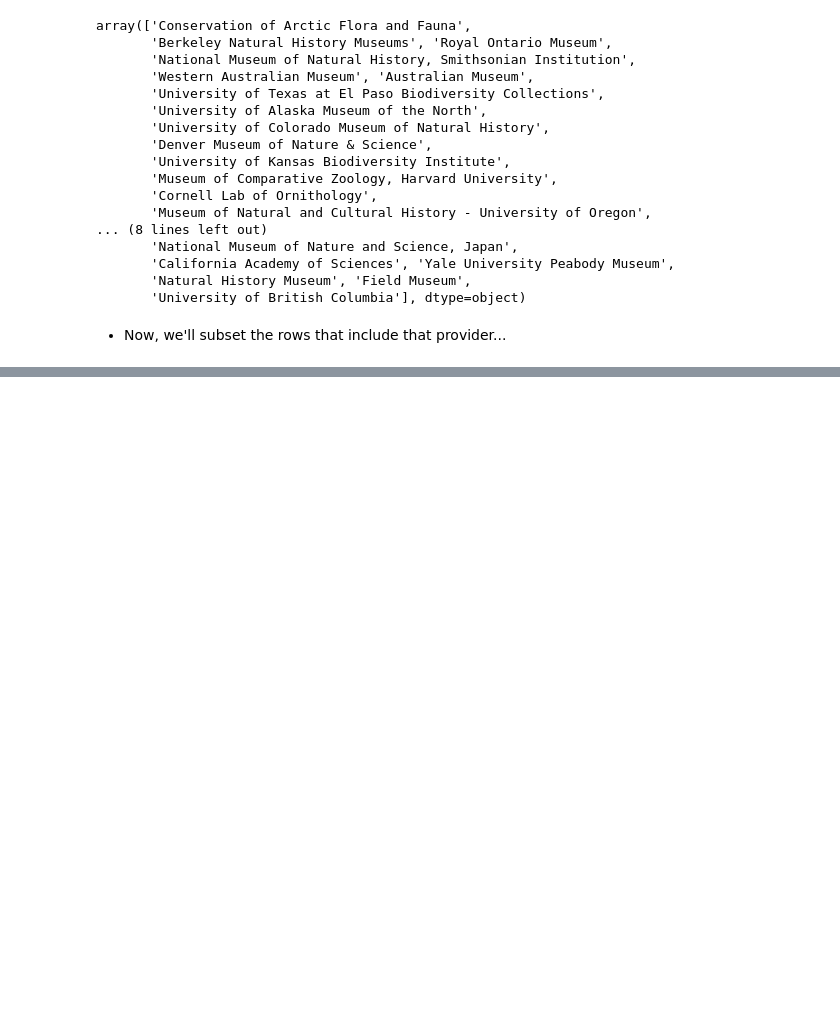
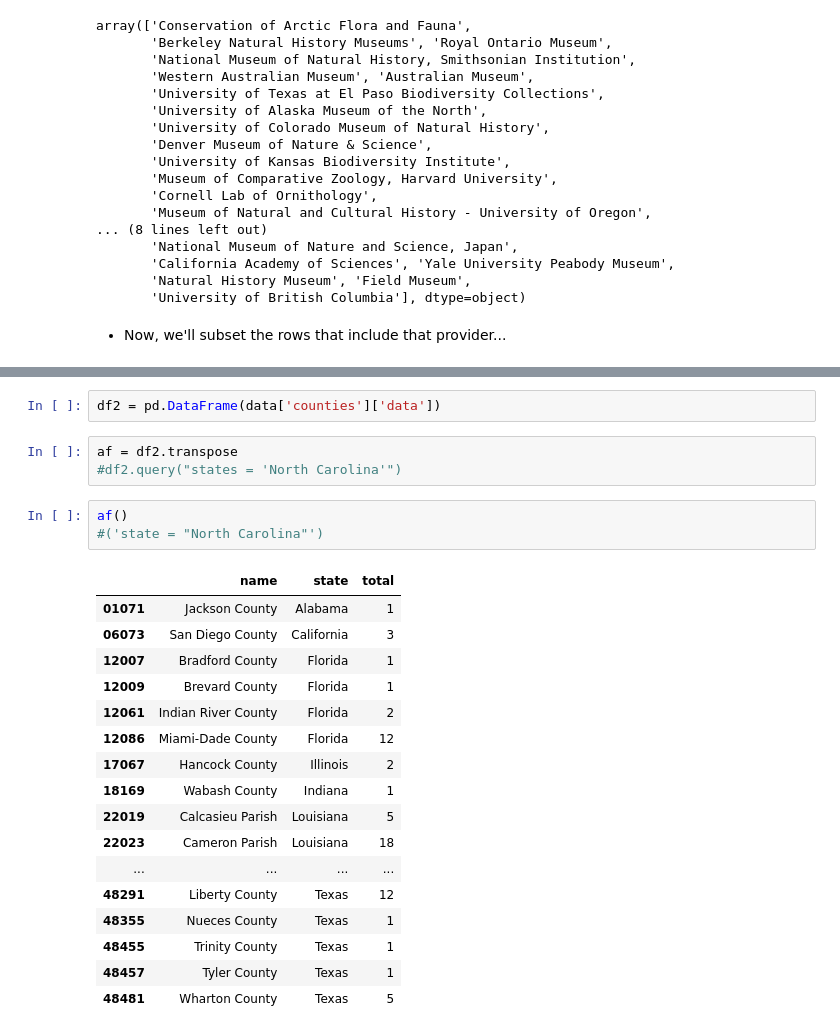
Before and after one commit to bobaney/UsingAPIs, a Jupyter notebook: 2a-Exploring-the-BISON-API.ipynb, the cells around one changed output, grey strips where cells are left out. Saved outputs shown, nothing was run; the diff lists cells and outputs as text; blank space fills up the shorter version.

```diff
--- a/2a-Exploring-the-BISON-API.ipynb
+++ b/2a-Exploring-the-BISON-API.ipynb
@@ -195,0 +264,26 @@ df.query("provider == 'Denver Museum of Nature & Science'")
+# %%
+df2 = pd.DataFrame(data['counties']['data'])
+# %%
+af = df2.transpose
+#df2.query("states = 'North Carolina'")
+# %%
+af()
+#('state = "North Carolina"')
+# %% [output]
+|  | name | state | total |
+| 01071 | Jackson County | Alabama | 1 |
+| 06073 | San Diego County | California | 3 |
+| 12007 | Bradford County | Florida | 1 |
+| 12009 | Brevard County | Florida | 1 |
+| 12061 | Indian River County | Florida | 2 |
+| 12086 | Miami-Dade County | Florida | 12 |
+| 17067 | Hancock County | Illinois | 2 |
+| 18169 | Wabash County | Indiana | 1 |
+| 22019 | Calcasieu Parish | Louisiana | 5 |
+| 22023 | Cameron Parish | Louisiana | 18 |
+| ... | ... | ... | ... |
+| 48291 | Liberty County | Texas | 12 |
+| 48355 | Nueces County | Texas | 1 |
+| 48455 | Trinity County | Texas | 1 |
+| 48457 | Tyler County | Texas | 1 |
+| 48481 | Wharton County | Texas | 5 |
```
Also changed, not shown: parts of 11 cells of this notebook, 1 other file.
